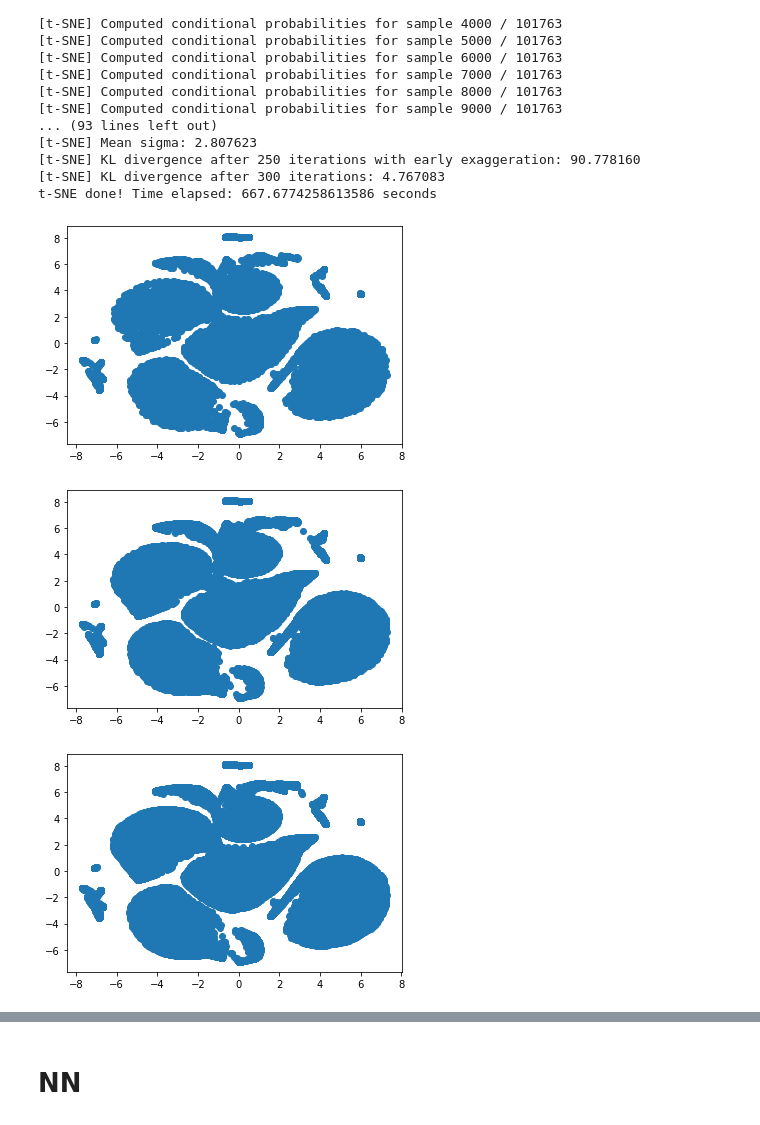
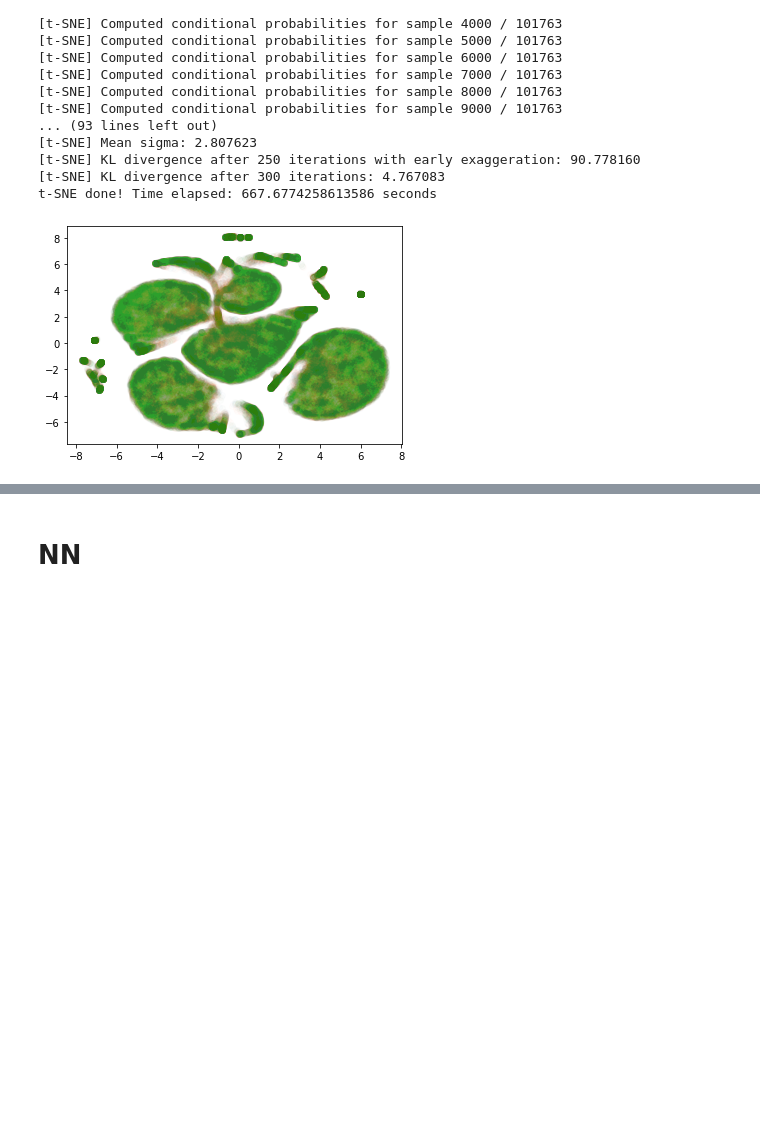
Before and after one commit to datorresb/uci_diabetes, a Jupyter notebook: David_Torres.ipynb, the cells around one changed output, grey strips where cells are left out. Cells and saved outputs as stored; diff of their text form; code cells hidden in the pictures; blank space fills up the shorter version.

```diff
--- a/David_Torres.ipynb
+++ b/David_Torres.ipynb
@@ -1098,18 +1102,17 @@ t-SNE done! Time elapsed: 667.6774258613586 seconds
 # %%
 df_tsne = pd.DataFrame(tsne_results, columns=['x1','x2'], index=df_model.index)
 df_tsne.to_parquet('tsne_results.parquet')
+# %%
+df_tsne = pd.read_parquet('tsne_results.parquet')
 # %%
 # create scatter plot for samples from each cluster
 for cluster in range(3):
     # create scatter of these samples
-    plt.figure()
-    plt.scatter(df_tsne.loc[Y == cluster, 'x1'], df_tsne.loc[Y == cluster, 'x2'])
+    plt.scatter(df_tsne.loc[Y == cluster, 'x1'], df_tsne.loc[Y == cluster, 'x2'], alpha=0.01)
     # show the plot
-    plt.show()
+plt.show()
 # %% [output]
-[figure, old version]
+[figure, new version]
-[figure, removed]
-[figure, removed]
 # %%
 from sklearn.cluster import KMeans
 # define the model
```
Also changed, not shown: parts of 39 cells of this notebook, 1 other file.
